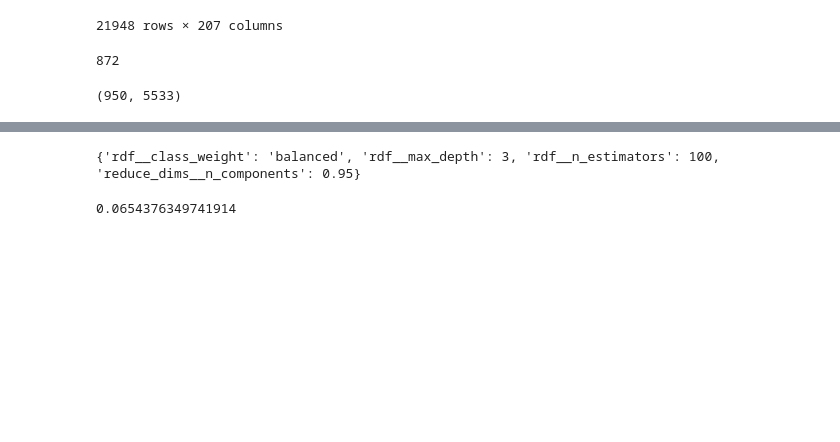
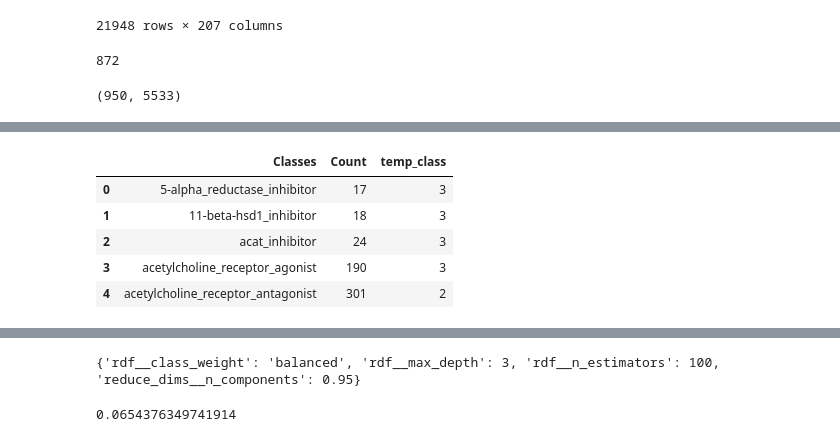
Before and after one commit to QingchuanLyu/Classifying-Mechanism-of-Action, a Jupyter notebook: Mechanisms of Action Classification.ipynb, the cells around one changed output, grey strips where cells are left out. Saved outputs shown, nothing was run; the diff lists cells and outputs as text; code cells hidden in the pictures; blank space fills up the shorter version.

```diff
--- a/Mechanisms of Action Classification.ipynb
+++ b/Mechanisms of Action Classification.ipynb
@@ -417,0 +465,16 @@ In this section, I build pipelines that combine PCA and cross-validation, and tr
+# %%
+# Match 'temp_class' with targets: prioritize 3 over 2 over 1
+conditions = [df_count_samples['Count'] < 200\
+             , (df_count_samples['Count'] >= 200) & (df_count_samples['Count'] < 600)\
+             , (df_count_samples['Count'] >= 600)]
+# Assign combo_category numbers
+choices = [3, 2, 1]
+df_count_samples['temp_class'] = np.select(conditions, choices, default=1)
+df_count_samples.head()
+# %% [output]
+|  | Classes | Count | temp_class |
+| 0 | 5-alpha_reductase_inhibitor | 17 | 3 |
+| 1 | 11-beta-hsd1_inhibitor | 18 | 3 |
+| 2 | acat_inhibitor | 24 | 3 |
+| 3 | acetylcholine_receptor_agonist | 190 | 3 |
+| 4 | acetylcholine_receptor_antagonist | 301 | 2 |
```
Also changed, not shown: parts of 25 cells of this notebook.
